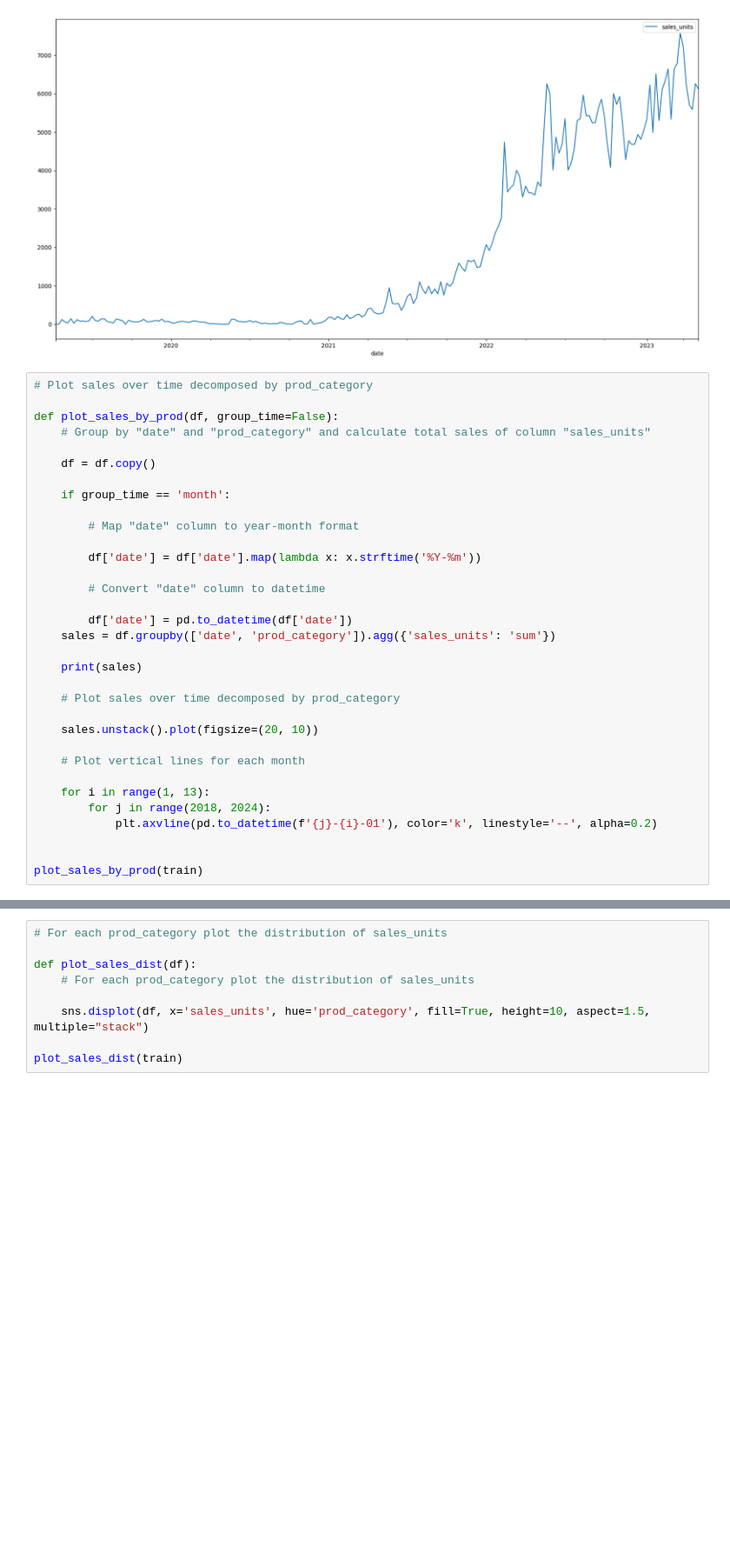
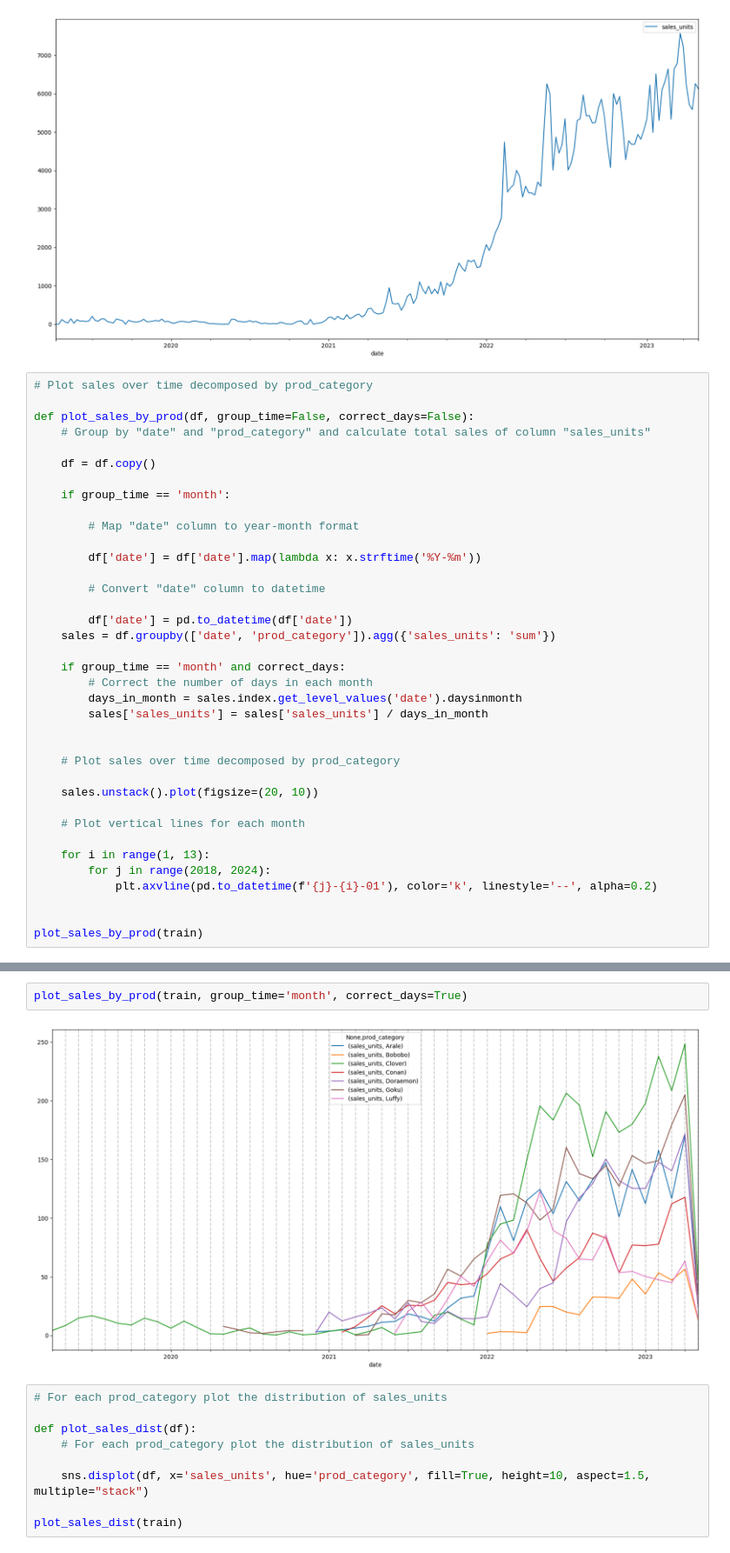
Before and after one commit to josalhor/hp-stock, a Jupyter notebook: pred.ipynb, the cells around one changed output, grey strips where cells are left out. Shown at 87% size. Cells and saved outputs as stored; diff of their text form; blank space fills up the shorter version.

```diff
--- a/pred.ipynb
+++ b/pred.ipynb
@@ -79,7 +80,7 @@ sales.plot(figsize=(20, 10))
 # %%
 # Plot sales over time decomposed by prod_category
 
-def plot_sales_by_prod(df, group_time=False):
+def plot_sales_by_prod(df, group_time=False, correct_days=False):
     # Group by "date" and "prod_category" and calculate total sales of column "sales_units"
 
     df = df.copy()
@@ -95,7 +96,11 @@ def plot_sales_by_prod(df, group_time=False):
         df['date'] = pd.to_datetime(df['date'])
     sales = df.groupby(['date', 'prod_category']).agg({'sales_units': 'sum'})
 
-    print(sales)
+    if group_time == 'month' and correct_days:
+        # Correct the number of days in each month
+        days_in_month = sales.index.get_level_values('date').daysinmonth
+        sales['sales_units'] = sales['sales_units'] / days_in_month
+
 
     # Plot sales over time decomposed by prod_category
 
@@ -147,4 +122,8 @@ date       prod_category
 [figure]
+# %%
+plot_sales_by_prod(train, group_time='month', correct_days=True)
+# %% [output]
+[figure, added]
 # %%
 # For each prod_category plot the distribution of sales_units
 
```
Also changed, not shown: parts of 12 cells of this notebook.
